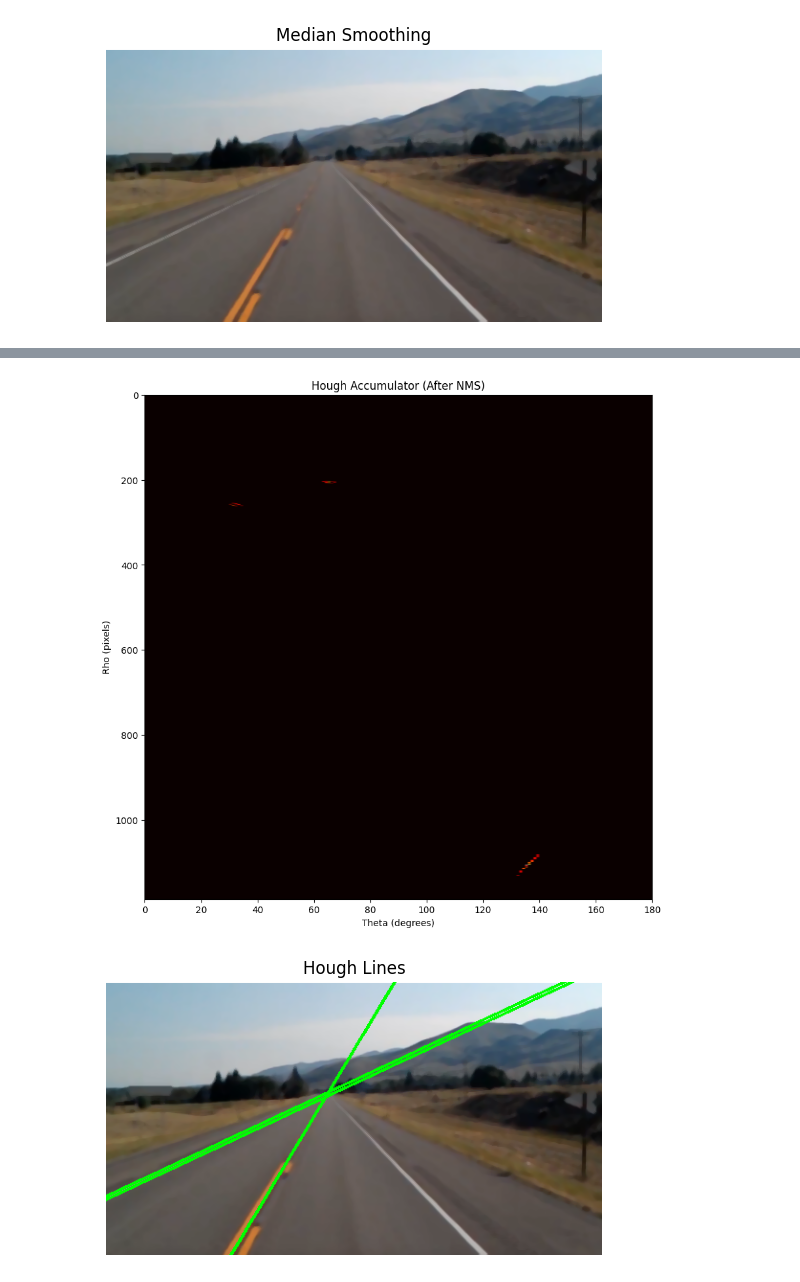
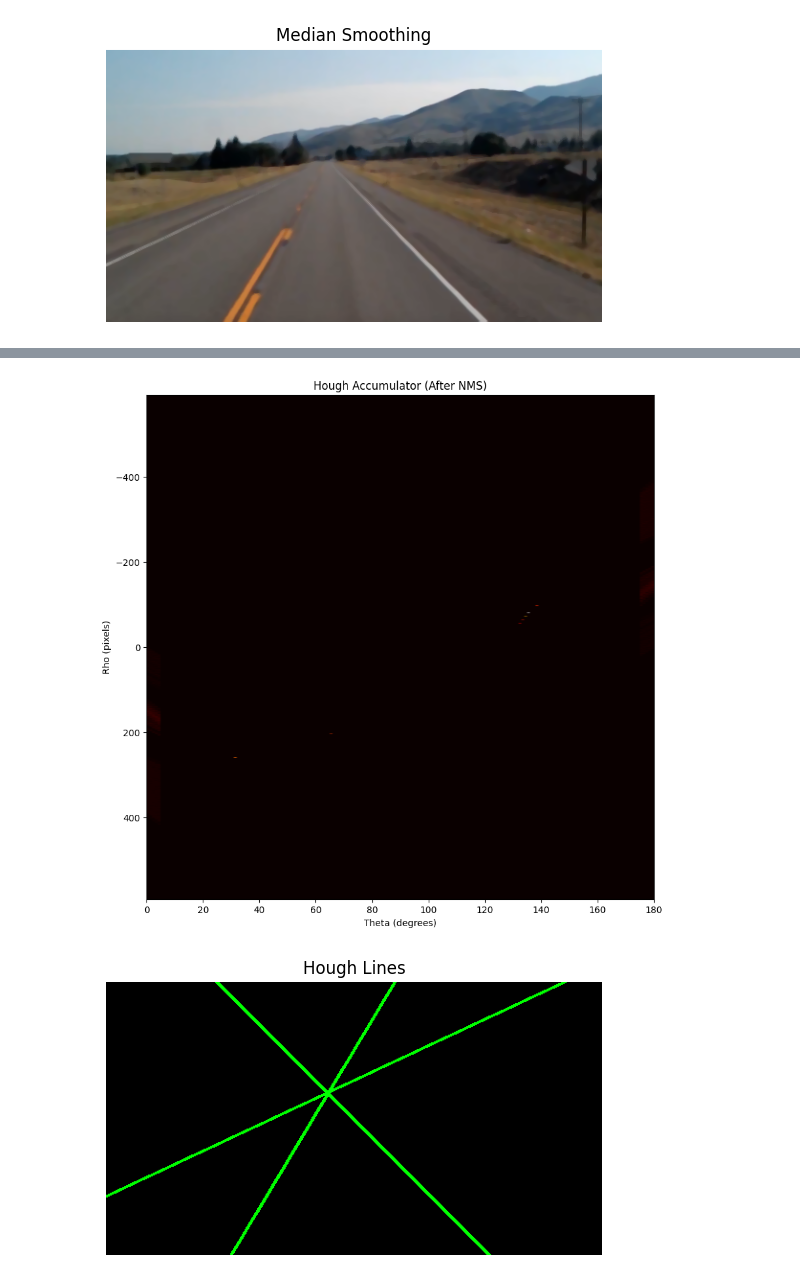
Before and after one commit to YoussefAboelwafa/Computer_Vision_Tasks, a Jupyter notebook: asg1/lane_detection.ipynb, the cells around one changed output, grey strips where cells are left out. Saved outputs shown, nothing was run; the diff lists cells and outputs as text; code cells hidden in the pictures.

```diff
--- a/asg1/lane_detection.ipynb
+++ b/asg1/lane_detection.ipynb
@@ -72,14 +77,14 @@ def hough_transform(edge_img, p_bin=1, theta_bin=1):
     height, width = edge_img.shape
     thetas = np.deg2rad(np.arange(0, 180, theta_bin))
     diag_len = int(np.ceil(np.hypot(height, width)))
-    ps = np.arange(0, 2 * diag_len + 1, p_bin)
+    ps = np.arange(-diag_len, diag_len, p_bin)
     accumulator = np.zeros((len(ps), len(thetas)), dtype=np.uint64)
     y_idxs, x_idxs = np.nonzero(edge_img)
     for i in range(len(x_idxs)):
         x = x_idxs[i]
         y = y_idxs[i]
         for t_idx, theta in enumerate(thetas):
-            p = int(round(x * np.cos(theta) + y * np.sin(theta)))
+            p = int(round(x * np.cos(theta) + y * np.sin(theta))) + diag_len
             accumulator[p, t_idx] += 1
     return accumulator, thetas, ps
 
@@ -108,7 +113,7 @@ def non_maximum_suppression(acc, neighborhood_size=3, threshold=10):
                 suppressed[i, j] = 0
     return suppressed
 
-acc_nms = non_maximum_suppression(accumulator, neighborhood_size=1, threshold=50)
+acc_nms = non_maximum_suppression(accumulator, neighborhood_size=10, threshold=50)
 
 plt.figure(figsize=(10, 10))
 plt.title("Hough Accumulator (After NMS)")
@@ -118,41 +123,41 @@ plt.imshow(acc_nms, cmap="hot", aspect='auto',
             extent=[0, 180, ps[-1], ps[0]])
 plt.show()
 # %% [output]
-[figure, old version]
+[figure, new version]
 # %%
 def hough_peaks(hough_acc, num_peaks, threshold=50, nhood_size=3):
     peaks = []
     acc = hough_acc.copy()
     for i in range(num_peaks):
-        r, theta = np.unravel_index(acc.argmax(), acc.shape)
-        if acc[r, theta] < threshold:
+        r, t = np.unravel_index(acc.argmax(), acc.shape)
+        if acc[r, t] < threshold:
             break
-        peaks.append((r, theta))
+        peaks.append((r, t))
         r1 = max(0, r - nhood_size)
         r2 = min(acc.shape[0], r + nhood_size + 1)
-        t1 = max(0, theta - nhood_size)
-        t2 = min(acc.shape[1], theta + nhood_size + 1)
+        t1 = max(0, t - nhood_size)
+        t2 = min(acc.shape[1], t + nhood_size + 1)
         acc[r1:r2, t1:t2] = 0
     return peaks
-
-
-peaks = hough_peaks(accumulator, num_peaks=10, threshold=50, nhood_size=1)
-def draw_hough_lines(img, lines):
-    img = np.copy(img)
-    for r, theta in lines:
-        a = np.cos(theta)
-        b = np.sin(theta)
-        x0 = a * r
-        y0 = b * r
-        x1 = int(x0 + 500 * (-b))
-        y1 = int(y0 + 500 * (a))
-        x2 = int(x0 - 500 * (-b))
-        y2 = int(y0 - 500 * (a))
-        cv.line(img, (x1, y1), (x2, y2), (0, 255, 0), 2)
-    return img
-
-lines = [(p, np.deg2rad(t)) for p, t in peaks]
-hough_lines = draw_hough_lines(img, lines)
-show_image(hough_lines, 'Hough Lines')
+peaks = hough_peaks(acc_nms, num_peaks=10, threshold=20, nhood_size=50)
-# %% [output]
-[figure, removed]
+# %%
+def draw_hough_lines(img, lines, diag_len):
+    img_out = np.zeros_like(img)
+    for p_idx, theta in lines:
+        p = p_idx - diag_len
+        a = np.cos(theta)
+        b = np.sin(theta)
+        x0 = a * p
+        y0 = b * p
+        x1 = int(x0 - 1700 * (b))
+        x2 = int(x0 + 1700 * (b))
+        y1 = int(y0 + 1700 * (a))
+        y2 = int(y0 - 1700 * (a))
+        cv.line(img_out, (x1, y1), (x2, y2), (0, 255, 0), 2)
+    return img_out
+lines = [(p, np.deg2rad(t)) for p, t in peaks]
+diag_len = int(np.ceil(np.hypot(img.shape[0], img.shape[1])))
+hough_lines = draw_hough_lines(img, lines, diag_len)
+show_image(hough_lines, 'Hough Lines')
+# %% [output]
+[figure, added]
```
Also changed, not shown: parts of 11 cells of this notebook.
